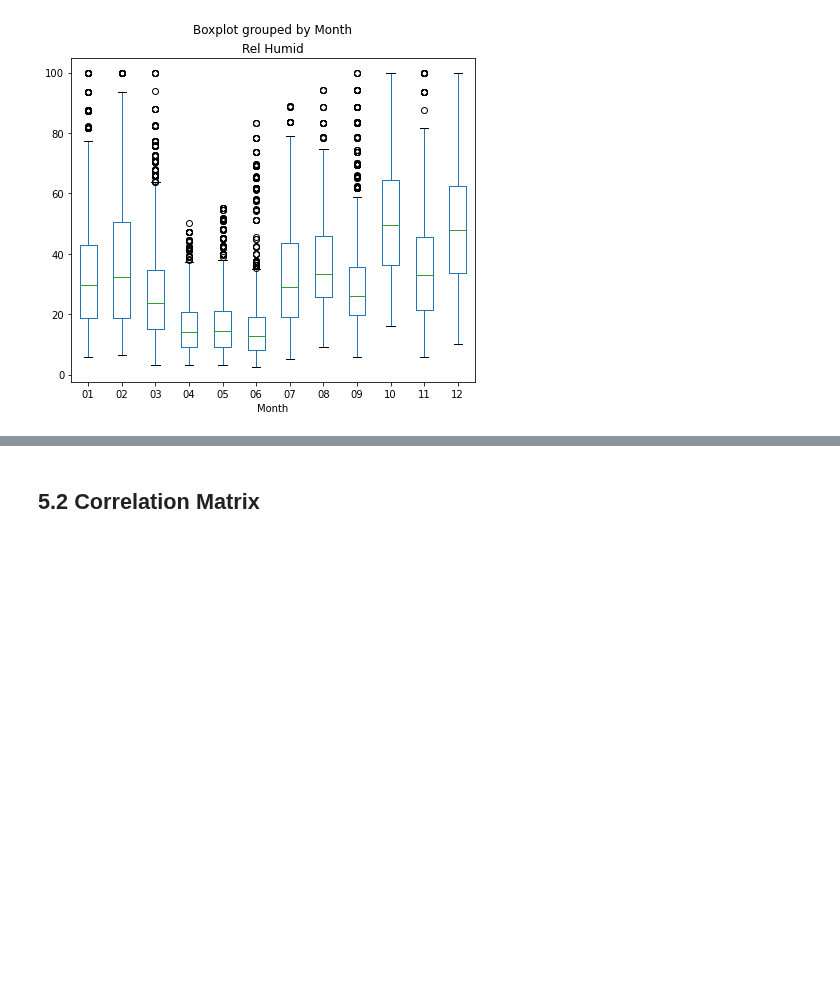
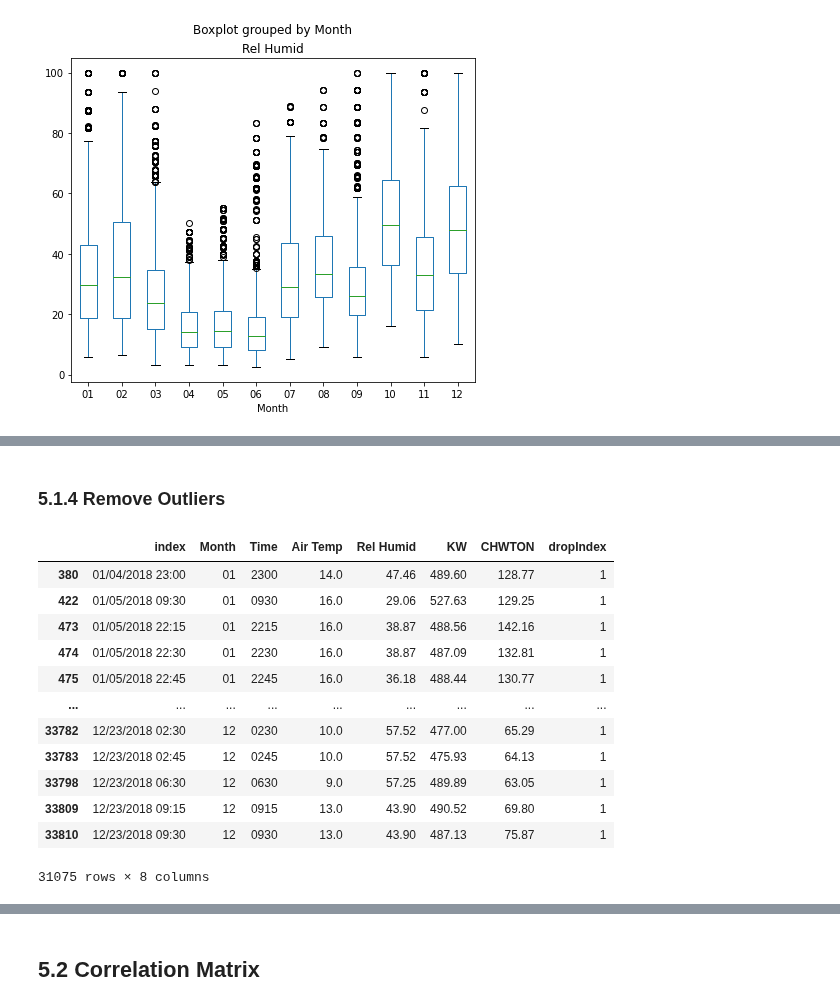
Before and after one commit to freecode23/microclimate-effects, a Jupyter notebook: RF_Model.ipynb, the cells around one changed output, grey strips where cells are left out. Cells and saved outputs as stored; diff of their text form; code cells hidden in the pictures; blank space fills up the shorter version.

```diff
--- a/RF_Model.ipynb
+++ b/RF_Model.ipynb
@@ -461,0 +514,26 @@ plt.show
+# %% [markdown]
+### 5.1.4 Remove Outliers
+# %%
+# 1. Reset Index so we can merge outliers and original data on index
+baseline_df_reset_index = baseline_df.reset_index()
+
+# 2. Merge outliers data and original data
+baseline_df_reset_index = pd.merge(baseline_df_reset_index, outliers_df, left_index = True, right_index = True)
+
+# 3. Remove outliers
+baseline_df_outl_removed = baseline_df_reset_index [baseline_df_reset_index .dropIndex == 1]
+baseline_df_outl_removed
+# %% [output]
+|  | index | Month | Time | Air Temp | Rel Humid | KW | CHWTON | dropIndex |
+| 380 | 01/04/2018 23:00 | 01 | 2300 | 14.0 | 47.46 | 489.60 | 128.77 | 1 |
+| 422 | 01/05/2018 09:30 | 01 | 0930 | 16.0 | 29.06 | 527.63 | 129.25 | 1 |
+| 473 | 01/05/2018 22:15 | 01 | 2215 | 16.0 | 38.87 | 488.56 | 142.16 | 1 |
+| 474 | 01/05/2018 22:30 | 01 | 2230 | 16.0 | 38.87 | 487.09 | 132.81 | 1 |
+| 475 | 01/05/2018 22:45 | 01 | 2245 | 16.0 | 36.18 | 488.44 | 130.77 | 1 |
+| ... | ... | ... | ... | ... | ... | ... | ... | ... |
+| 33782 | 12/23/2018 02:30 | 12 | 0230 | 10.0 | 57.52 | 477.00 | 65.29 | 1 |
+| 33783 | 12/23/2018 02:45 | 12 | 0245 | 10.0 | 57.52 | 475.93 | 64.13 | 1 |
+| 33798 | 12/23/2018 06:30 | 12 | 0630 | 9.0 | 57.25 | 489.89 | 63.05 | 1 |
+| 33809 | 12/23/2018 09:15 | 12 | 0915 | 13.0 | 43.90 | 490.52 | 69.80 | 1 |
+| 33810 | 12/23/2018 09:30 | 12 | 0930 | 13.0 | 43.90 | 487.13 | 75.87 | 1 |
+31075 rows × 8 columns
```
Also changed, not shown: parts of 24 cells of this notebook, 1 other file.
